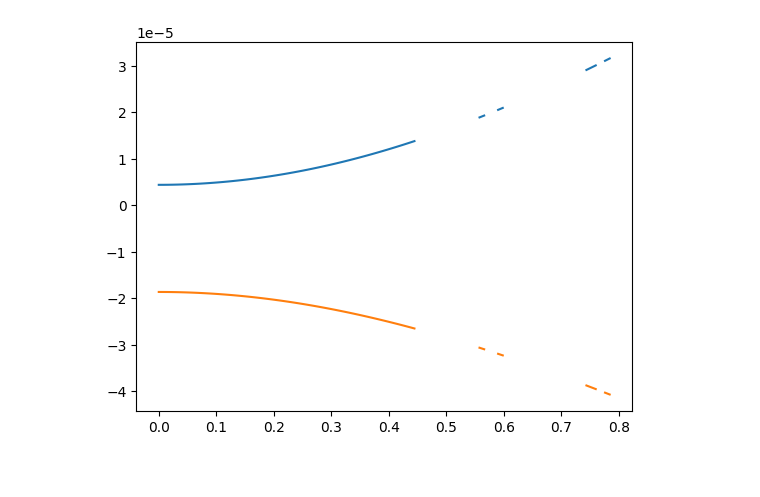
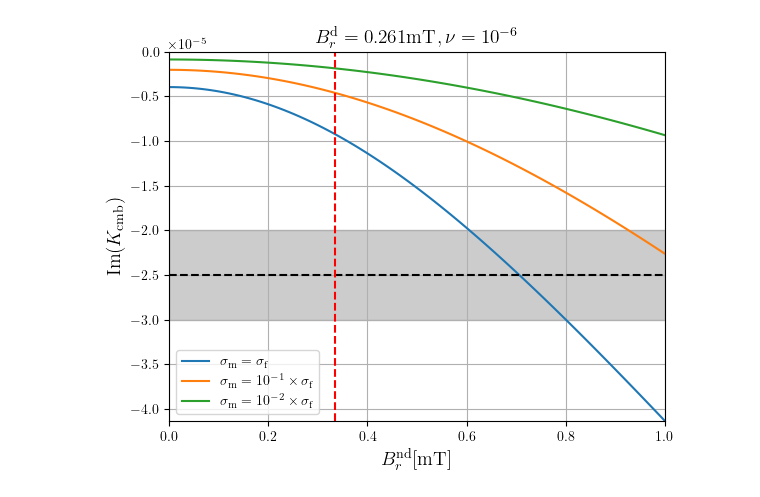
Before and after one commit to AnkitBarik/topo_nutation, a Jupyter notebook: topo_nutation.ipynb, the cells around one changed output. Cells and saved outputs as stored; diff of their text form; code cells hidden in the pictures.

Commit message:
fix bugs and make pretty plots

```diff
--- a/topo_nutation.ipynb
+++ b/topo_nutation.ipynb
@@ -9,17 +9,17 @@ Omega = 2*np.pi/86400
 omega = -Omega
 
 sigma_f = 5e5
-sigma_s = sigma_f
-eta_f = 1/(sigma_f*mu)
-eta_s = 1/(sigma_s*mu)
+#sigma_s = sigma_f
 
-lambda_s = -np.sqrt(1j * omega/eta_s)
-
-nu = 1e-2
+nu = 1e-6
 rcmb = 3.48e6
 Af = 9.0583e36 #MOI of the Core
 
 ntheta = 1024
+# Adjust ntheta to ensure (ntheta - 1) is not divisible by 3
+if (ntheta - 1) % 3 == 0:
+    ntheta += 1  # Increment ntheta to avoid pi/3
+
 theta = np.linspace(0,np.pi,ntheta)
 
 f = 2*Omega*np.cos(theta)
@@ -59,22 +68,47 @@ def get_diss(Br):
 
     return Iem, IemInt, Ivisc, IviscInt
 # %%
-Br_rms = 2.09e-4
+Br_rms = 2.613779e-4
 Br_dip = np.sqrt(3) * Br_rms * np.cos(theta)
-Br_uni = np.linspace(0,0.8,100)*1e-3
-Kcmb_real = np.zeros_like(Br_uni)
-Kcmb_imag = np.zeros_like(Br_uni)
+Br_uni = np.linspace(0,1,100)*1e-3
 
-Iem_dip, IemInt_dip, Ivisc_dip, IviscInt_dip = get_diss(Br_dip)
+log_sigma_array = np.array([0, -1, -2])
+sigma_array = 10.**log_sigma_array * sigma_f
+sigma_legend = [rf'$\sigma_{{\mathrm{{m}}}} = \sigma_{{\mathrm{{f}}}}$',rf'$\sigma_{{\mathrm{{m}}}} = 10^{{-1}} \times \sigma_{{\mathrm{{f}}}}$',rf'$\sigma_{{\mathrm{{m}}}} = 10^{{-2}} \times \sigma_{{\mathrm{{f}}}}$']
 
-for k, br in enumerate(Br_uni):
-    Iem_uni, IemInt_uni, Ivisc_uni, IviscInt_uni = get_diss(br)
-    total_diss = IemInt_uni + IviscInt_uni + IemInt_dip + IviscInt_dip
-    Kcmb_real[k] = np.real(total_diss)
-    Kcmb_imag[k] = np.imag(total_diss)
+Kcmb_real = np.zeros((len(sigma_array), len(Br_uni)))
+Kcmb_imag = np.zeros((len(sigma_array), len(Br_uni)))
 
-plt.plot(Br_uni*1e3,Kcmb_real)
-plt.plot(Br_uni*1e3,Kcmb_imag)
+for i, sigma in enumerate (sigma_array):
+    Iem_dip, IemInt_dip, Ivisc_dip, IviscInt_dip = get_diss(Br_dip,sigma)
+
+    for k, br in enumerate(Br_uni):
+        Iem_uni, IemInt_uni, Ivisc_uni, IviscInt_uni = get_diss(br,sigma)
+        total_diss = IemInt_uni + IviscInt_uni + IemInt_dip + IviscInt_dip
+        Kcmb_real[i,k] = np.real(total_diss)
+        Kcmb_imag[i,k] = np.imag(total_diss)
+
+plt.rc('text', usetex=True)
+#plt.plot(Br_uni*1e3,Kcmb_real)
+for i in range(Kcmb_imag.shape[0]):
+    #plt.plot(Br_uni * 1e3, Kcmb_imag[i], label=rf'$\sigma_{{\mathrm{{m}}}} = 10^{{{log_sigma_array[i]}}} \times \sigma_{{\mathrm{{f}}}}$')
+    plt.plot(Br_uni * 1e3, Kcmb_imag[i], label=sigma_legend[i])
+#plt.plot(Br_uni*1e3,Kcmb_imag)
+plt.xlim(min(Br_uni*1e3), max(Br_uni*1e3))
+#plt.ylim(min(Kcmb_imag), max(Kcmb_real))
+plt.ylim(np.min(Kcmb_imag), 0)
+#plt.ylim(min(min(Kcmb_imag),-1/(2*17000)), 0)
+#plt.ylim(min(min(Kcmb_imag),-1/(2*17000)), -0.25e-5)
+plt.axhline(y=-1/(2*20000), color='k', linestyle='--')
+plt.fill_between(Br_uni*1e3, -2e-5, -3e-5, color='gray', alpha=0.4)
+#plt.fill_between(Br_uni*1e3, -1/(2*25000), -1/(2*16000), color='gray', alpha=0.2)
+plt.axvline(x=0.3344279, color='r', linestyle='--')
+plt.ylabel(r'$\mathrm{Im}(K_\mathrm{cmb})$', fontsize=14)
+plt.xlabel(r'$B_r^\mathrm{nd} [\mathrm{mT}]$', fontsize=14)
+plt.title(r'$B_r^\mathrm{d}=0.261\mathrm{mT}, \nu=10^{-6}$', fontsize=14)
+plt.grid()
+plt.legend()
+plt.savefig("Kcmb.pdf")
 plt.show()
 # %% [output]
-[figure, old version]
+[figure, new version]
```
Also changed, not shown: parts of 1 cell of this notebook, 1 other file.
